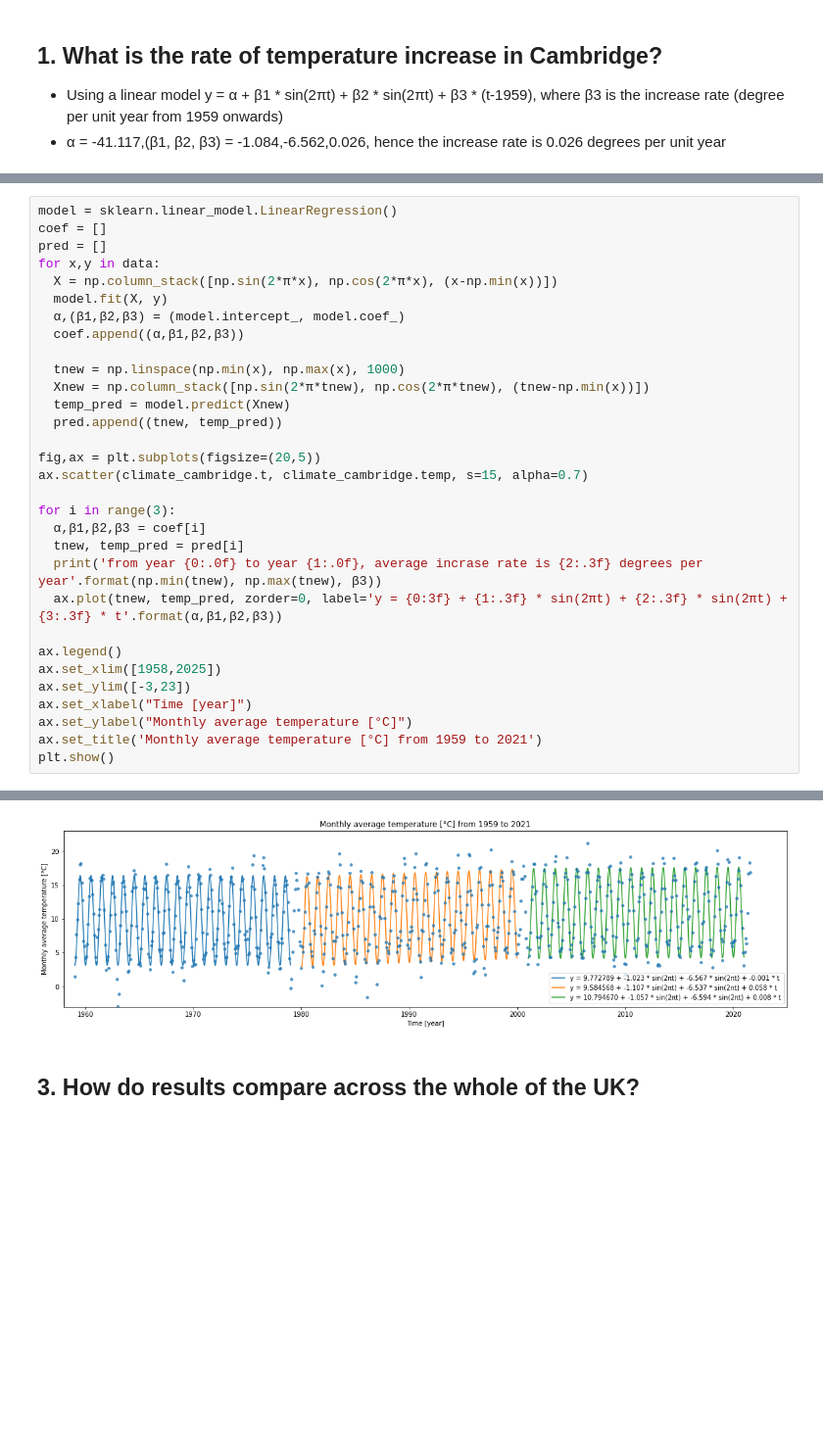
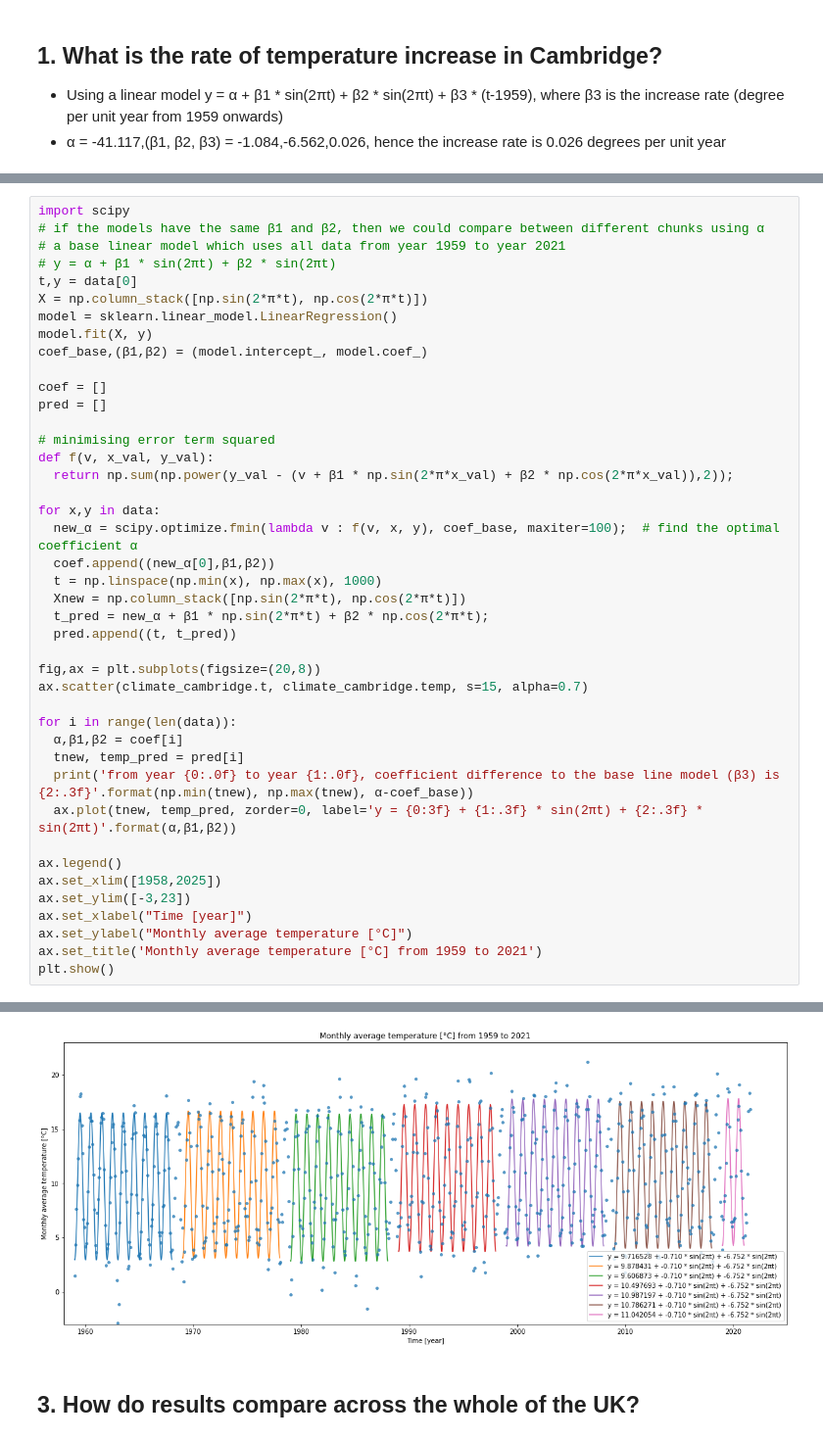
Before and after one commit to KyraZzz/PartIB-coursework, a Jupyter notebook: Data_Science/Data-Science-Climate-Challenge-yz709.ipynb, the cells around one changed output, grey strips where cells are left out. Shown at 98% size. Drawn from its saved outputs; the diff is of its cells as text; blank space fills up the shorter version.

Commit message:
DS challenge: use the same linear model parameters

```diff
--- a/Data_Science/Data-Science-Climate-Challenge-yz709.ipynb
+++ b/Data_Science/Data-Science-Climate-Challenge-yz709.ipynb
@@ -115,26 +135,37 @@ data = [(part1_time, part1_time_y), (part2_time, part2_time_y), (part3_time, par
 # %%
+import scipy
+# if the models have the same β1 and β2, then we could compare between different chunks using α
+# a base linear model which uses all data from year 1959 to year 2021
+# y = α + β1 * sin(2πt) + β2 * sin(2πt)
+t,y = data[0]
+X = np.column_stack([np.sin(2*π*t), np.cos(2*π*t)])
 model = sklearn.linear_model.LinearRegression()
+model.fit(X, y)
+coef_base,(β1,β2) = (model.intercept_, model.coef_)
+
 coef = []
 pred = []
+
+# minimising error term squared
+def f(v, x_val, y_val):
+  return np.sum(np.power(y_val - (v + β1 * np.sin(2*π*x_val) + β2 * np.cos(2*π*x_val)),2));
+
 for x,y in data:
-  X = np.column_stack([np.sin(2*π*x), np.cos(2*π*x), (x-np.min(x))])
-  model.fit(X, y)
-  α,(β1,β2,β3) = (model.intercept_, model.coef_)
-  coef.append((α,β1,β2,β3))
+  new_α = scipy.optimize.fmin(lambda v : f(v, x, y), coef_base, maxiter=100);  # find the optimal coefficient α
+  coef.append((new_α[0],β1,β2))
+  t = np.linspace(np.min(x), np.max(x), 1000)
+  Xnew = np.column_stack([np.sin(2*π*t), np.cos(2*π*t)])
+  t_pred = new_α + β1 * np.sin(2*π*t) + β2 * np.cos(2*π*t);
+  pred.append((t, t_pred))
 
-  tnew = np.linspace(np.min(x), np.max(x), 1000)
-  Xnew = np.column_stack([np.sin(2*π*tnew), np.cos(2*π*tnew), (tnew-np.min(x))])
-  temp_pred = model.predict(Xnew)
-  pred.append((tnew, temp_pred))
-
-fig,ax = plt.subplots(figsize=(20,5))
+fig,ax = plt.subplots(figsize=(20,8))
 ax.scatter(climate_cambridge.t, climate_cambridge.temp, s=15, alpha=0.7)
 
-for i in range(3):
-  α,β1,β2,β3 = coef[i]
+for i in range(len(data)):
+  α,β1,β2 = coef[i]
   tnew, temp_pred = pred[i]
-  print('from year {0:.0f} to year {1:.0f}, average incrase rate is {2:.3f} degrees per year'.format(np.min(tnew), np.max(tnew), β3))
-  ax.plot(tnew, temp_pred, zorder=0, label='y = {0:3f} + {1:.3f} * sin(2πt) + {2:.3f} * sin(2πt) + {3:.3f} * t'.format(α,β1,β2,β3))
+  print('from year {0:.0f} to year {1:.0f}, coefficient difference to the base line model (β3) is {2:.3f}'.format(np.min(tnew), np.max(tnew), α-coef_base))
+  ax.plot(tnew, temp_pred, zorder=0, label='y = {0:3f} + {1:.3f} * sin(2πt) + {2:.3f} * sin(2πt)'.format(α,β1,β2))
 
 ax.legend()
 ax.set_xlim([1958,2025])
@@ -150,4 +195,4 @@ from year 2001 to year 2021, average incrase rate is 0.008 degrees per year
-[figure, old version]
+[figure, new version]
 # %% [markdown]
 ## 3. How do results compare across the whole of the UK?
 # %%
```
Also changed, not shown: parts of 6 cells of this notebook, 1 other file.
